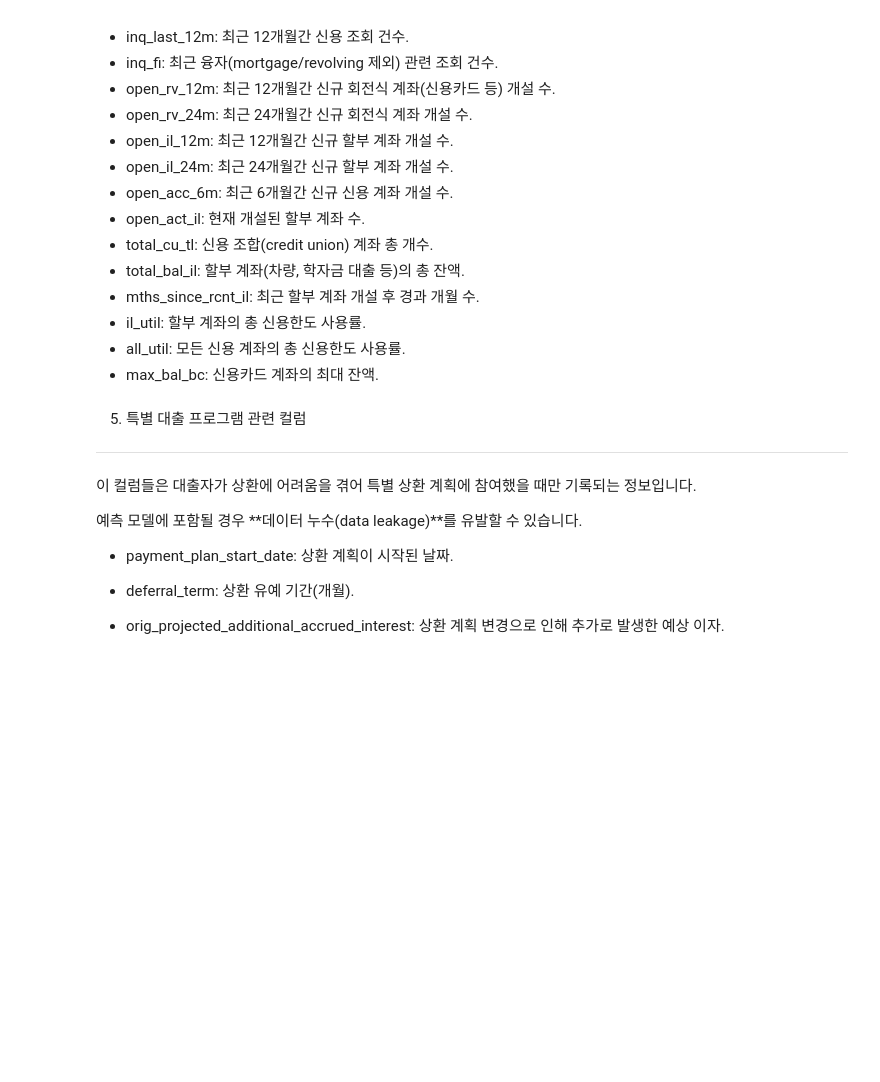
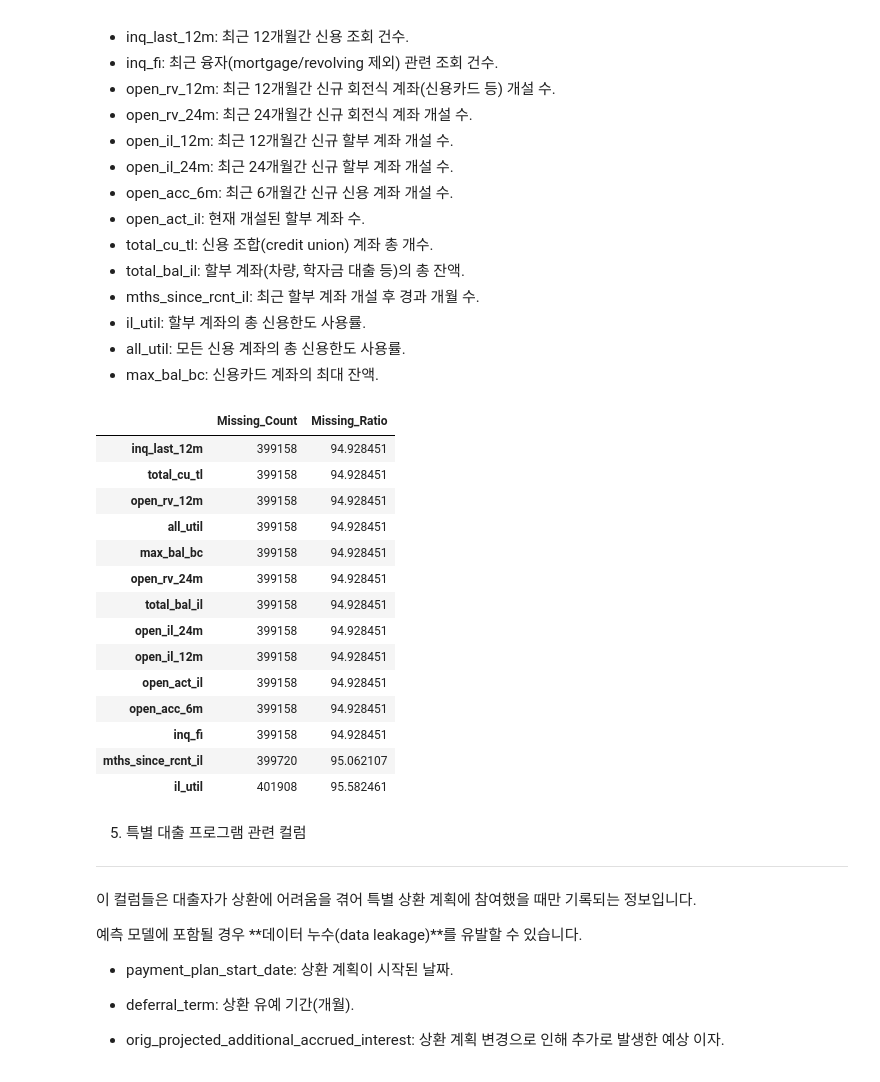
Before and after one commit to hopedom/DS5, a Jupyter notebook: lending-club-prep.ipynb, the cells around one changed output. Saved outputs shown, nothing was run; the diff lists cells and outputs as text; code cells hidden in the pictures; blank space fills up the shorter version.

```diff
--- a/lending-club-prep.ipynb
+++ b/lending-club-prep.ipynb
@@ -452,9 +452,27 @@ ___
 # %%
 keywords_to_filter = ['inq_', 'open_rv', 'open_il', 'open_ac', 'total_', 'il_util', 'all_util', 'max_bal_bc', 'mths_since_rcnt_il']
 
 credit_inquiry_related_columns = [col for col in missing_counts_df1_rev.index if any(keyword in col for keyword in keywords_to_filter)]
 
+display(missing_counts_df1.loc[credit_inquiry_related_columns])
+
 df1 = df1.drop(credit_inquiry_related_columns, axis=1)
+# %% [output]
+|  | Missing_Count | Missing_Ratio |
+| inq_last_12m | 399158 | 94.928451 |
+| total_cu_tl | 399158 | 94.928451 |
+| open_rv_12m | 399158 | 94.928451 |
+| all_util | 399158 | 94.928451 |
+| max_bal_bc | 399158 | 94.928451 |
+| open_rv_24m | 399158 | 94.928451 |
+| total_bal_il | 399158 | 94.928451 |
+| open_il_24m | 399158 | 94.928451 |
+| open_il_12m | 399158 | 94.928451 |
+| open_act_il | 399158 | 94.928451 |
+| open_acc_6m | 399158 | 94.928451 |
+| inq_fi | 399158 | 94.928451 |
+| mths_since_rcnt_il | 399720 | 95.062107 |
+| il_util | 401908 | 95.582461 |
 # %% [markdown]
 5. 특별 대출 프로그램 관련 컬럼
 ___
```
Also changed, not shown: parts of 25 cells of this notebook.
